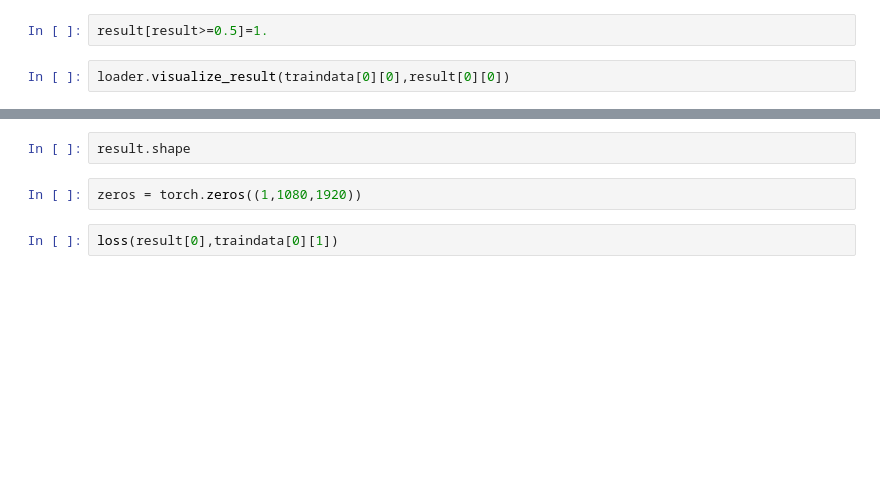
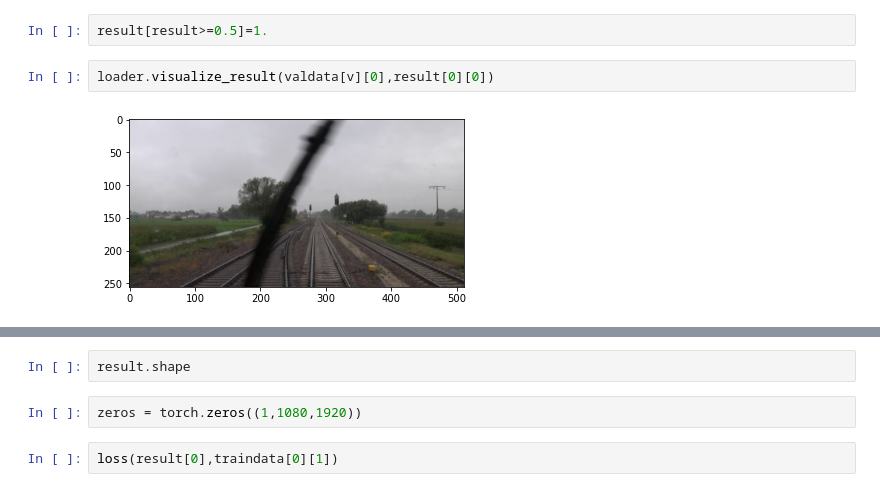
Before and after one commit to LuisWohlers/attackingSemanticSegmentation, a Jupyter notebook: Main.ipynb, the cells around one changed output, grey strips where cells are left out. Cells and saved outputs as stored; diff of their text form; blank space fills up the shorter version.

```diff
--- a/Main.ipynb
+++ b/Main.ipynb
@@ -116,6 +130,8 @@ plt.imshow(result.detach().numpy()[0][0])
 # %%
 result[result>=0.5]=1.
 # %%
-loader.visualize_result(traindata[0][0],result[0][0])
+loader.visualize_result(valdata[v][0],result[0][0])
+# %% [output]
+[figure, added]
 # %%
 torch.min(result)
```
Also changed, not shown: parts of 18 cells of this notebook, 6 other files.
